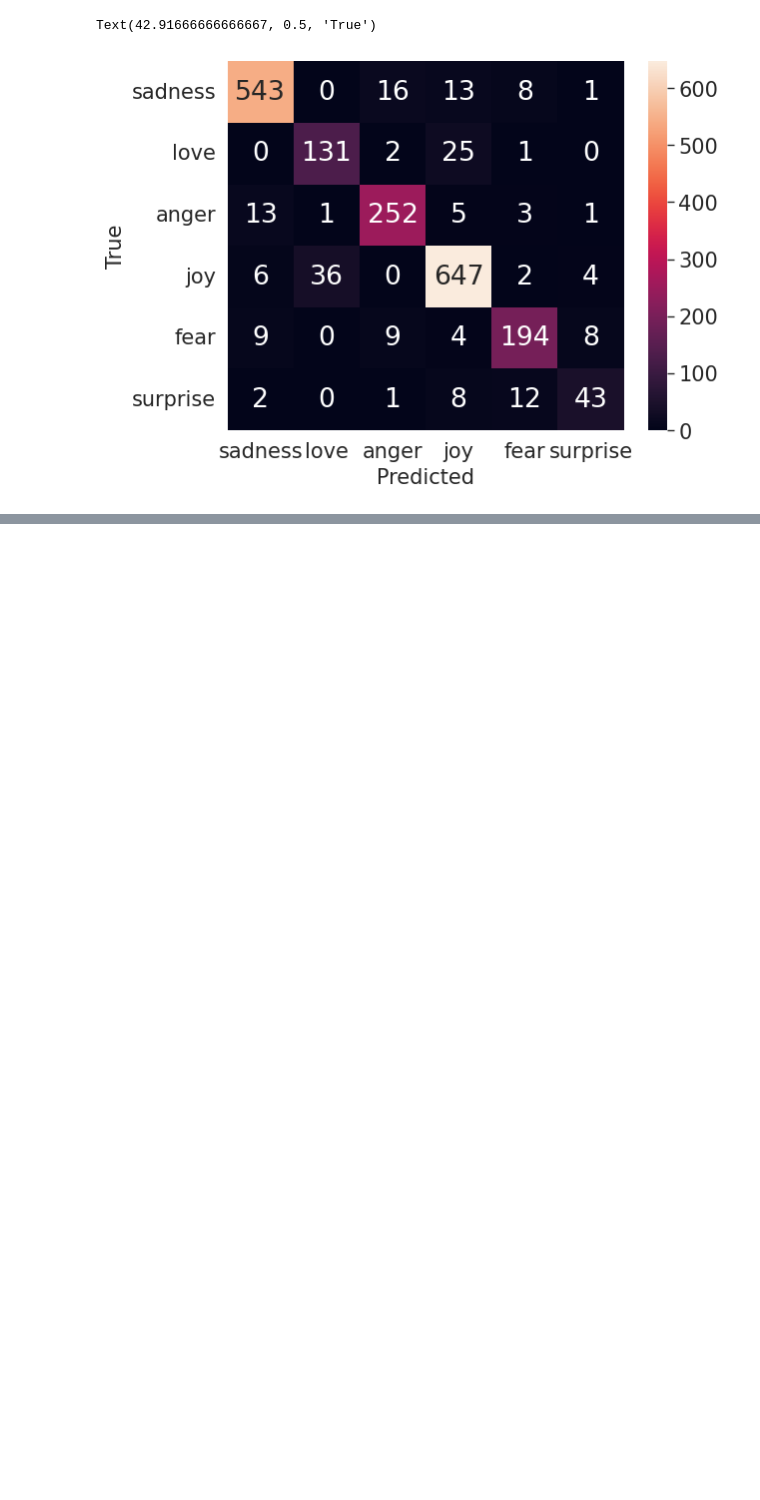
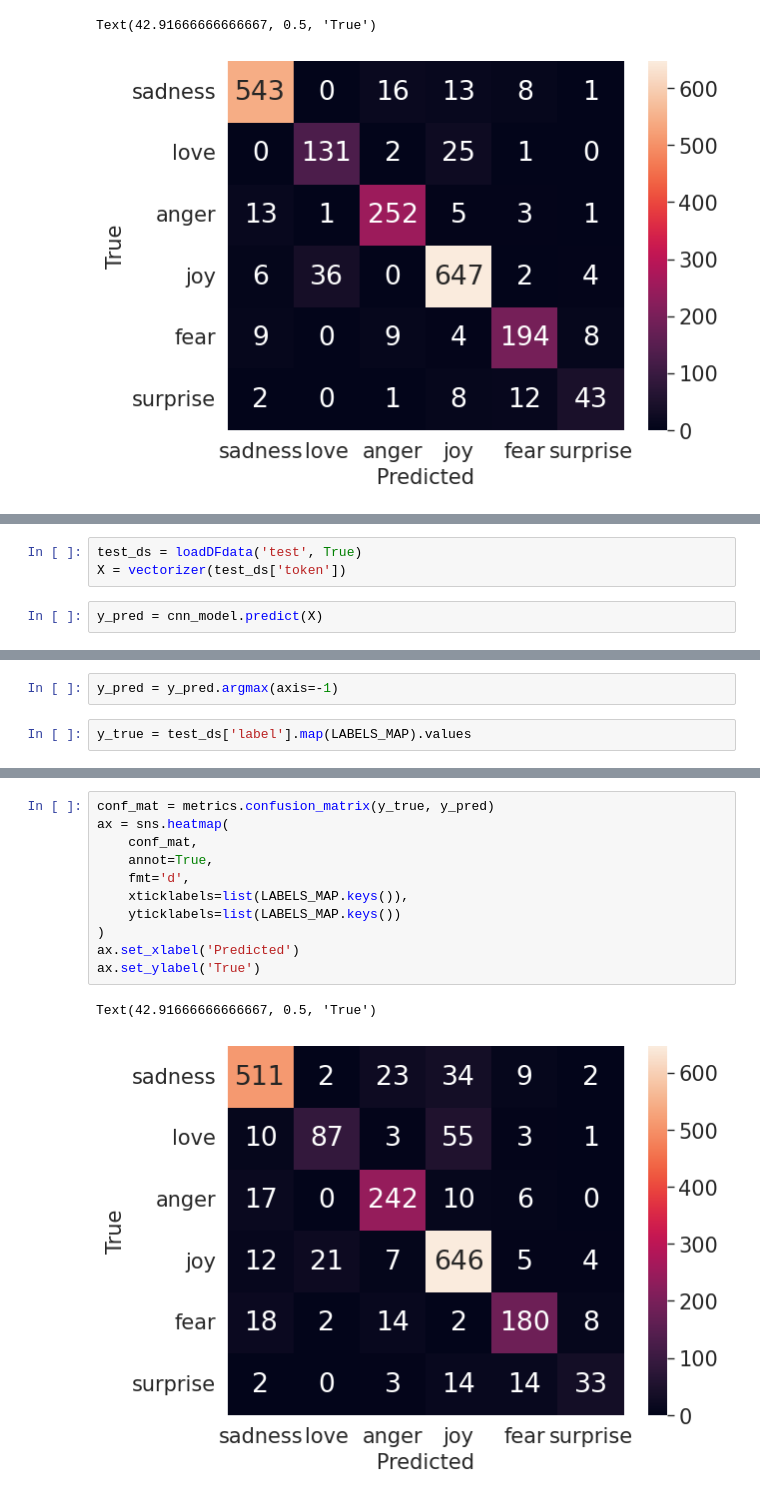
Before and after one commit to Sofi-240/Emotion_classification, a Jupyter notebook: notebook.ipynb, the cells around one changed output, grey strips where cells are left out. Cells and saved outputs as stored; diff of their text form; blank space fills up the shorter version.

```diff
--- a/notebook.ipynb
+++ b/notebook.ipynb
@@ -417,0 +783,5 @@ The substantial overlap in occurrences of "love" and "joy" as false positives ca
+# %%
+test_ds = loadDFdata('test', True)
+X = vectorizer(test_ds['token'])
+# %%
+y_pred = cnn_model.predict(X)
@@ -417,0 +790,4 @@ The substantial overlap in occurrences of "love" and "joy" as false positives ca
+# %%
+y_pred = y_pred.argmax(axis=-1)
+# %%
+y_true = test_ds['label'].map(LABELS_MAP).values
@@ -417,0 +809,14 @@ The substantial overlap in occurrences of "love" and "joy" as false positives ca
+# %%
+conf_mat = metrics.confusion_matrix(y_true, y_pred)
+ax = sns.heatmap(
+    conf_mat,
+    annot=True,
+    fmt='d',
+    xticklabels=list(LABELS_MAP.keys()),
+    yticklabels=list(LABELS_MAP.keys())
+)
+ax.set_xlabel('Predicted')
+ax.set_ylabel('True')
+# %% [output]
+Text(42.91666666666667, 0.5, 'True')
+[figure, added]
```
Also changed, not shown: parts of 118 cells of this notebook, 23 other files.
